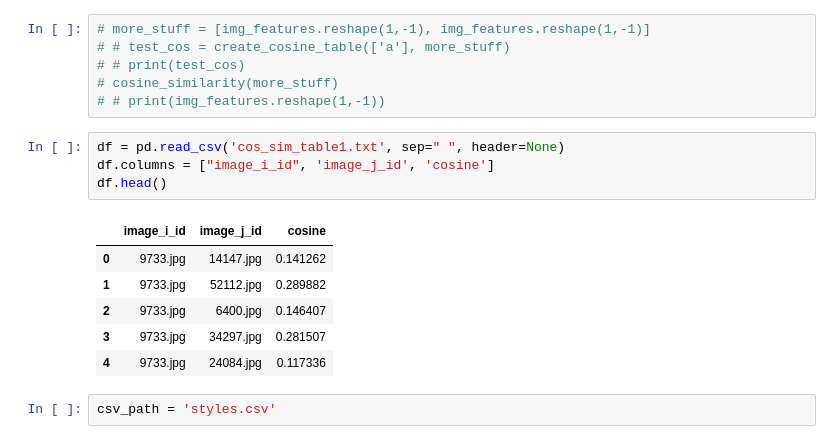
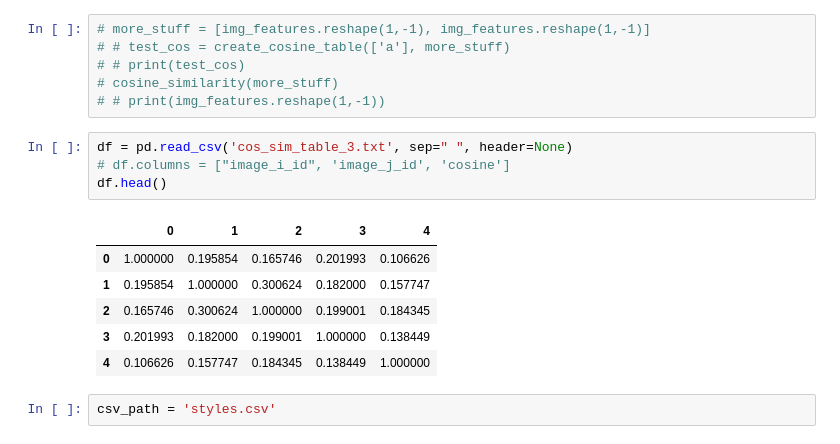
Before and after one commit to Sukhrobjon/recommender-system-based-on-pictures, a Jupyter notebook: vgg_learning.ipynb, the cells around one changed output. Saved outputs shown, nothing was run; the diff lists cells and outputs as text.

```diff
--- a/vgg_learning.ipynb
+++ b/vgg_learning.ipynb
@@ -70,16 +104,16 @@ def cosine_sim_gen(all_ids):
 # cosine_similarity(more_stuff)
 # # print(img_features.reshape(1,-1))
 # %%
-df = pd.read_csv('cos_sim_table1.txt', sep=" ", header=None)
-df.columns = ["image_i_id", 'image_j_id', 'cosine']
+df = pd.read_csv('cos_sim_table_3.txt', sep=" ", header=None)
+# df.columns = ["image_i_id", 'image_j_id', 'cosine']
 df.head()
 # %% [output]
-|  | image_i_id | image_j_id | cosine |
-| 0 | 9733.jpg | 14147.jpg | 0.141262 |
-| 1 | 9733.jpg | 52112.jpg | 0.289882 |
-| 2 | 9733.jpg | 6400.jpg | 0.146407 |
-| 3 | 9733.jpg | 34297.jpg | 0.281507 |
-| 4 | 9733.jpg | 24084.jpg | 0.117336 |
+|  | 0 | 1 | 2 | 3 | 4 |
+| 0 | 1.000000 | 0.195854 | 0.165746 | 0.201993 | 0.106626 |
+| 1 | 0.195854 | 1.000000 | 0.300624 | 0.182000 | 0.157747 |
+| 2 | 0.165746 | 0.300624 | 1.000000 | 0.199001 | 0.184345 |
+| 3 | 0.201993 | 0.182000 | 0.199001 | 1.000000 | 0.138449 |
+| 4 | 0.106626 | 0.157747 | 0.184345 | 0.138449 | 1.000000 |
 # %%
 csv_path = 'styles.csv'
 # %%
```
Also changed, not shown: parts of 10 cells of this notebook, 3 other files.
